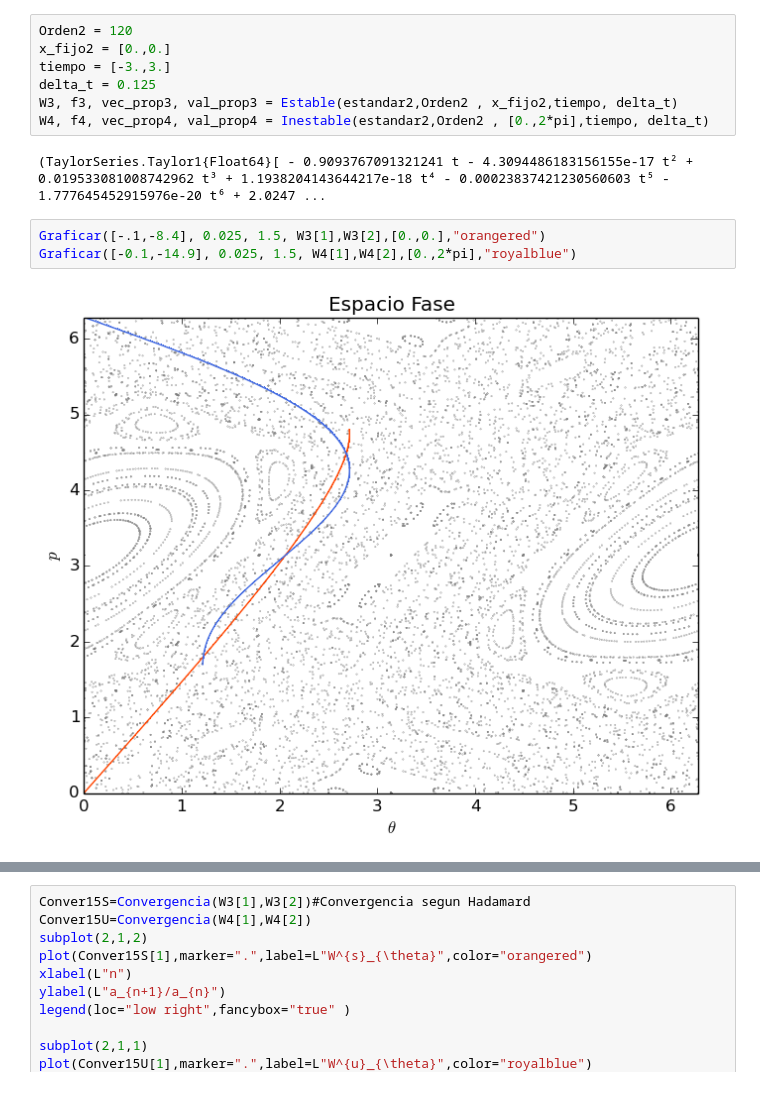
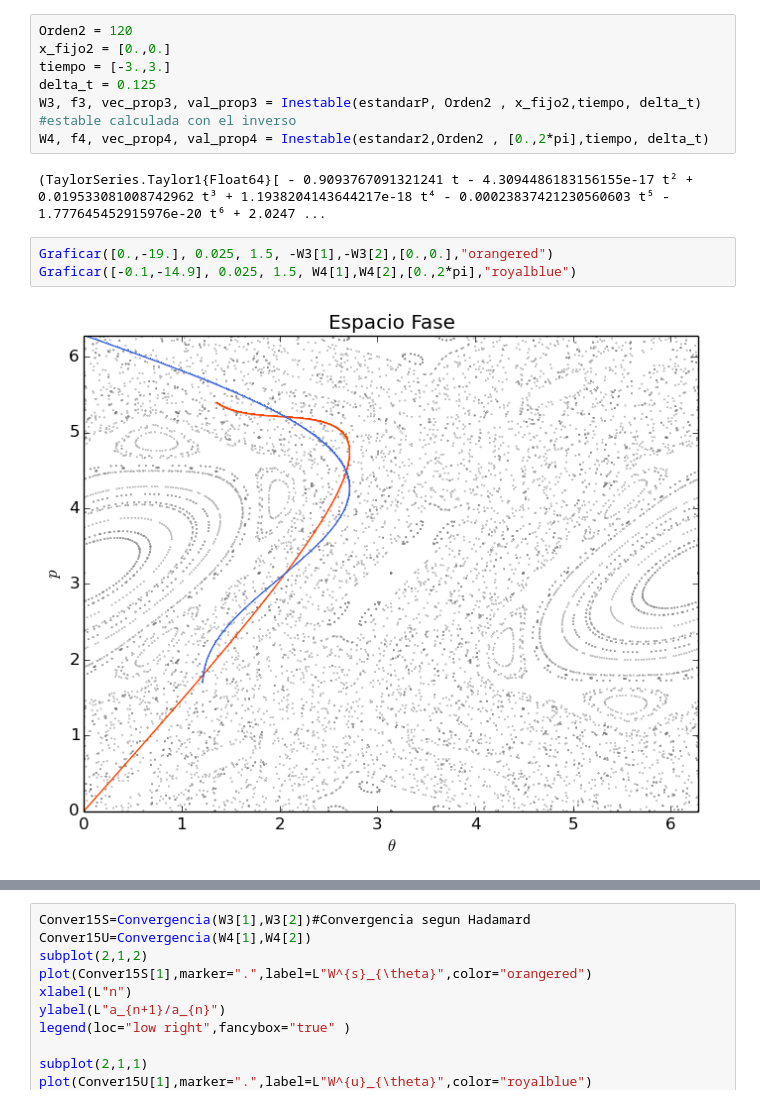
Before and after one commit to alvarezeve/Tesis-Variedades-Estables-e-inestables, a Jupyter notebook: Estandar tesis.ipynb, the cells around one changed output, grey strips where cells are left out. Cells and saved outputs as stored; diff of their text form.

```diff
--- a/Estandar tesis.ipynb
+++ b/Estandar tesis.ipynb
@@ -249,13 +266,13 @@ Orden2 = 120
 x_fijo2 = [0.,0.]
 tiempo = [-3.,3.]
 delta_t = 0.125
-W3, f3, vec_prop3, val_prop3 = Estable(estandar2,Orden2 , x_fijo2,tiempo, delta_t)
+W3, f3, vec_prop3, val_prop3 = Inestable(estandarP, Orden2 , x_fijo2,tiempo, delta_t) #estable calculada con el inverso
 W4, f4, vec_prop4, val_prop4 = Inestable(estandar2,Orden2 , [0.,2*pi],tiempo, delta_t)
 # %% [output]
 (TaylorSeries.Taylor1{Float64}[ - 0.9093767091321241 t - 4.3094486183156155e-17 t² + 0.019533081008742962 t³ + 1.1938204143644217e-18 t⁴ - 0.00023837421230560603 t⁵ - 1.777645452915976e-20 t⁶ + 2.0247 ...
 # %%
-Graficar([-.1,-8.4], 0.025, 1.5, W3[1],W3[2],[0.,0.],"orangered")
+Graficar([0.,-19.], 0.025, 1.5, -W3[1],-W3[2],[0.,0.],"orangered")
 Graficar([-0.1,-14.9], 0.025, 1.5, W4[1],W4[2],[0.,2*pi],"royalblue")
 # %% [output]
-[figure, old version]
+[figure, new version]
 # %%
```
Also changed, not shown: parts of 14 cells of this notebook, 13 other files.
